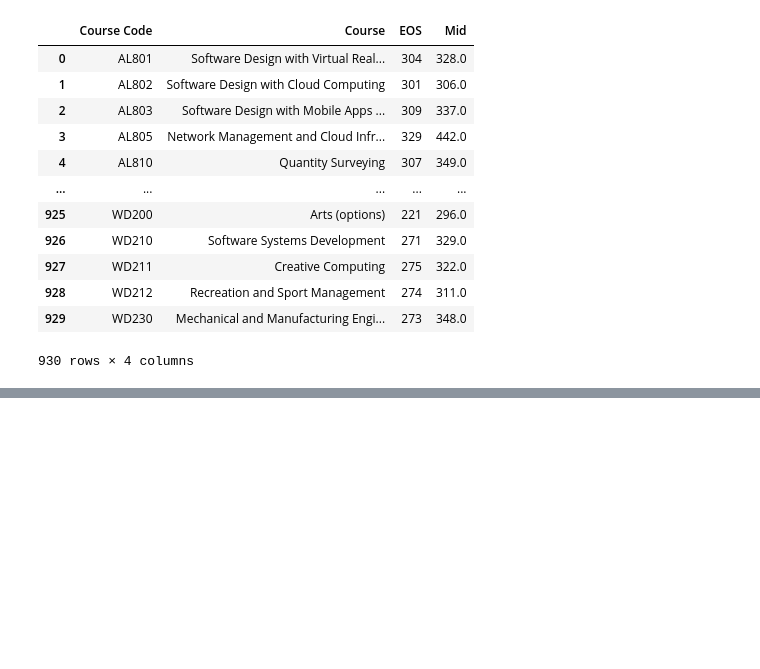
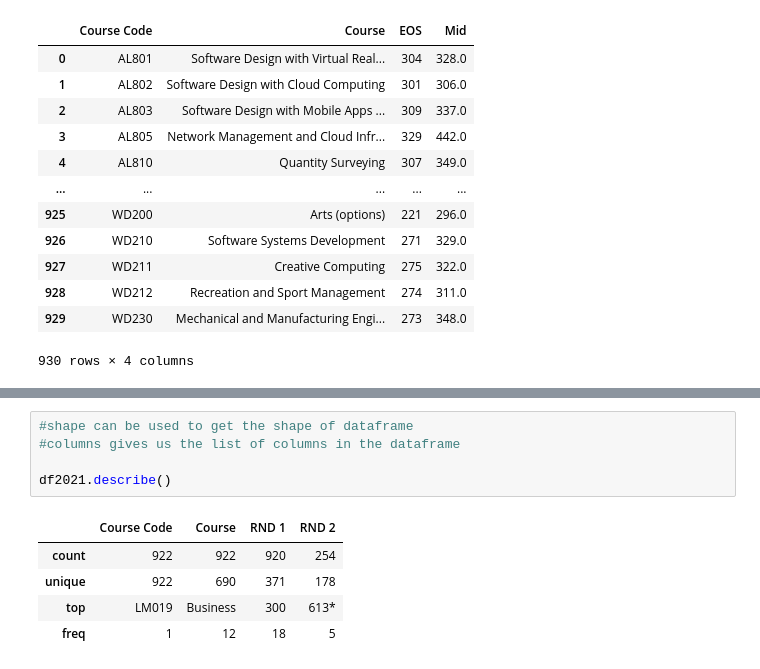
Before and after one commit to conor-mccaffrey/cao-points, a Jupyter notebook: cao-points-analysis.ipynb, the cells around one changed output, grey strips where cells are left out. Drawn from its saved outputs; the diff is of its cells as text; blank space fills up the shorter version.

```diff
--- a/cao-points-analysis.ipynb
+++ b/cao-points-analysis.ipynb
@@ -386,0 +436,11 @@ df2019L7.head()
+# %%
+#shape can be used to get the shape of dataframe
+#columns gives us the list of columns in the dataframe
+
+df2021.describe()
+# %% [output]
+|  | Course Code | Course | RND 1 | RND 2 |
+| count | 922 | 922 | 920 | 254 |
+| unique | 922 | 690 | 371 | 178 |
+| top | LM019 | Business | 300 | 613* |
+| freq | 1 | 12 | 18 | 5 |
```
Also changed, not shown: parts of 39 cells of this notebook, 8 other files.
